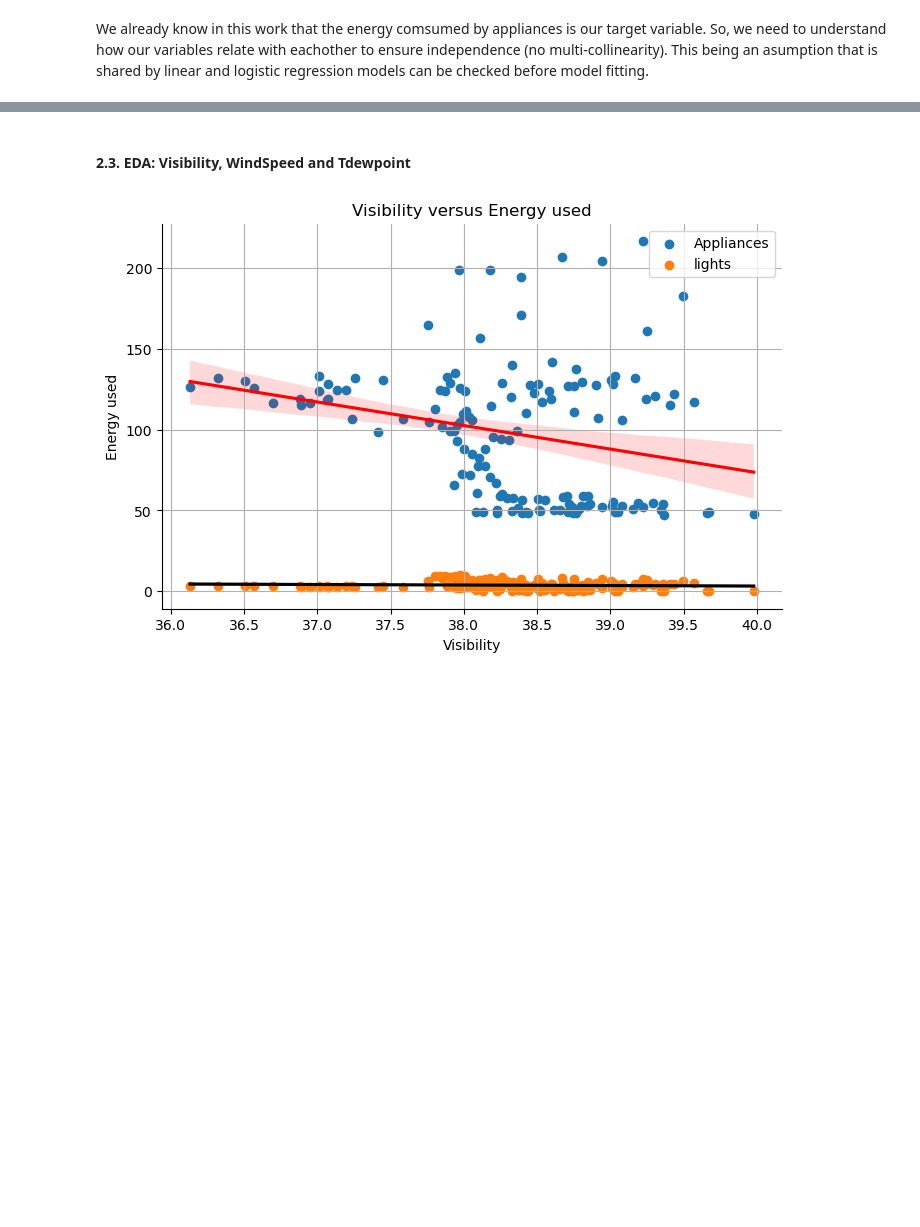
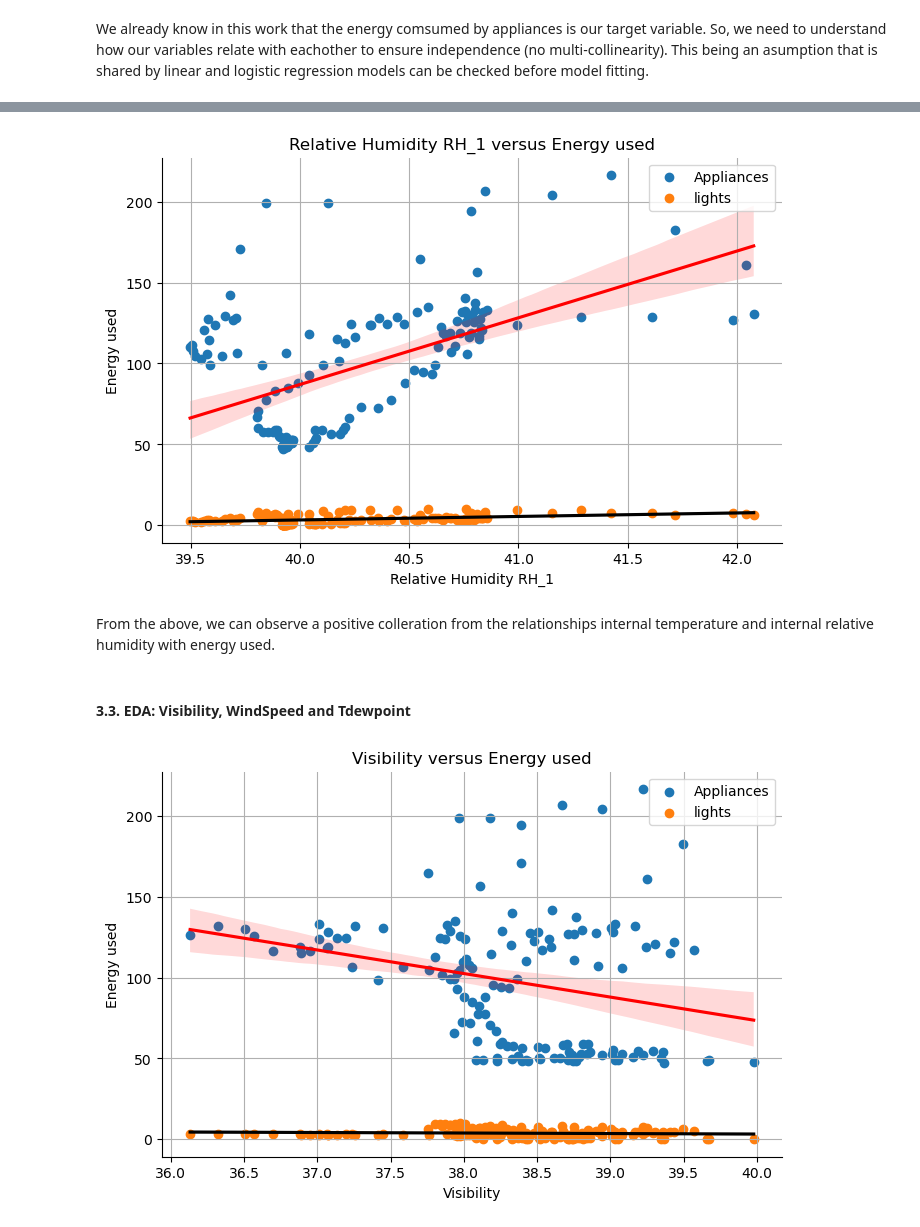
Before and after one commit to faisal9873/capstonerepo, a Jupyter notebook: capstoneSprint1.ipynb, the cells around one changed output, grey strips where cells are left out. Drawn from its saved outputs; the diff is of its cells as text; code cells hidden in the pictures; blank space fills up the shorter version.

```diff
--- a/capstoneSprint1.ipynb
+++ b/capstoneSprint1.ipynb
@@ -537,5 +558,29 @@ df_energy.head()
+# %%
+## Scatter plot of Temperature T1 and Appliances
+
+plt.figure(figsize=(8, 5))
+
+plt.scatter(df_energy.groupby("NSM")["RH_1"].agg(["mean"]), df_energy.groupby("NSM")["Appliances"].agg(["mean"]), label='Appliances')
+plt.scatter(df_energy.groupby("NSM")["RH_1"].agg(["mean"]), df_energy.groupby("NSM")["lights"].agg(["mean"]), label='lights')
+
+sns.regplot(data=df_energy.groupby("NSM").mean(), x="RH_1", y="Appliances", scatter=False, color='red')
+sns.regplot(data=df_energy.groupby("NSM").mean(), x="RH_1", y="lights", scatter=False, color='black')
+
+
+plt.title("Relative Humidity RH_1 versus Energy used")
+plt.ylabel('Energy used')
+plt.xlabel("Relative Humidity RH_1")
+sns.despine()
+
+plt.legend()
+plt.grid()
+plt.show()
+# %% [output]
+[figure, added]
+# %% [markdown]
+From the above, we can observe a positive colleration from the relationships internal temperature and internal relative humidity with energy used.
 # %% [markdown]
-#### 2.3. EDA: Visibility, WindSpeed and Tdewpoint
+#### 3.3. EDA: Visibility, WindSpeed and Tdewpoint
 # %%
 ## Scatter plot of Visibility and Appliances
 
```
Also changed, not shown: parts of 19 cells of this notebook.
